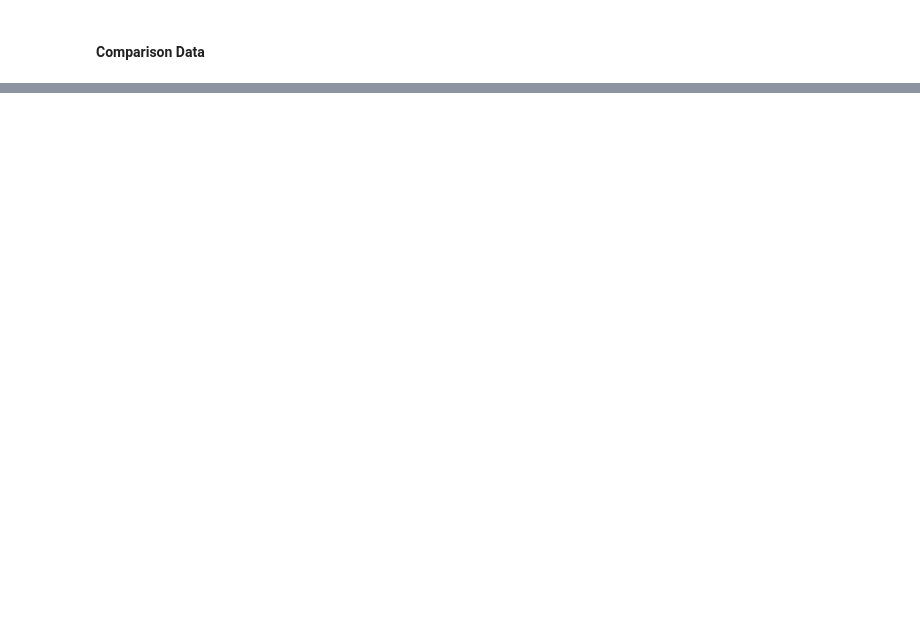
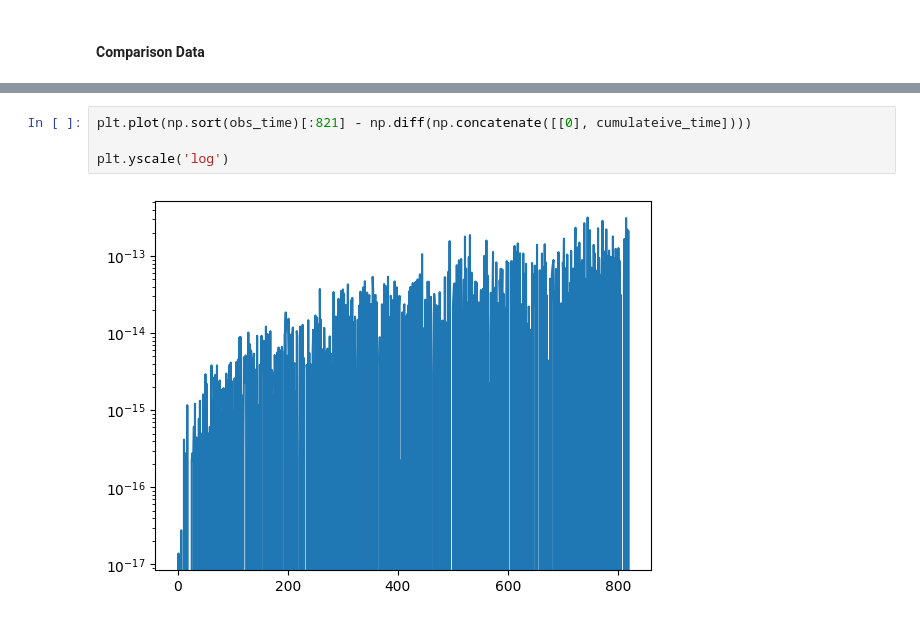
Before and after one commit to emipanek/Leverage-project, a Jupyter notebook: validating_reduced_data.ipynb, the cells around one changed output, grey strips where cells are left out. Drawn from its saved outputs; the diff is of its cells as text; blank space fills up the shorter version.

```diff
--- a/validating_reduced_data.ipynb
+++ b/validating_reduced_data.ipynb
@@ -31,0 +45,6 @@ plt.plot(np.cumsum(np.sort(obs_time)), range(len(obs_time)))
+# %%
+plt.plot(np.sort(obs_time)[:821] - np.diff(np.concatenate([[0], cumulateive_time])))
+
+plt.yscale('log')
+# %% [output]
+[figure, added]
```
Also changed, not shown: parts of 7 cells of this notebook, 1 other file.
